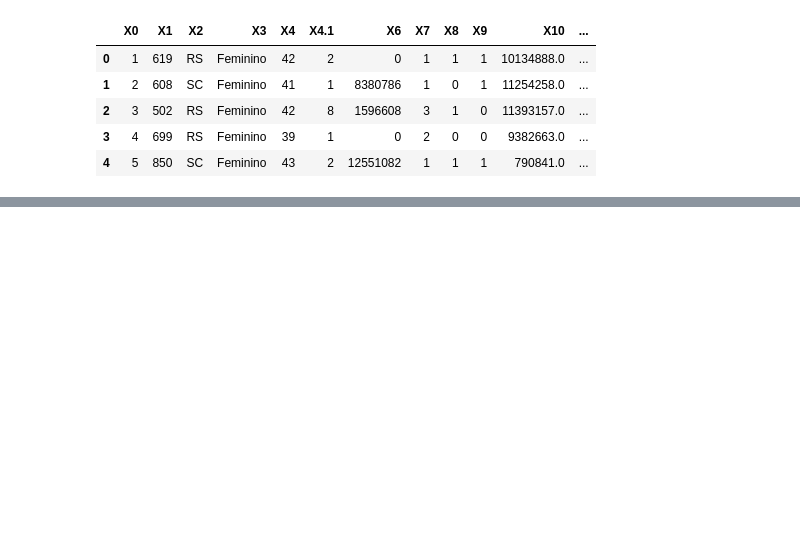
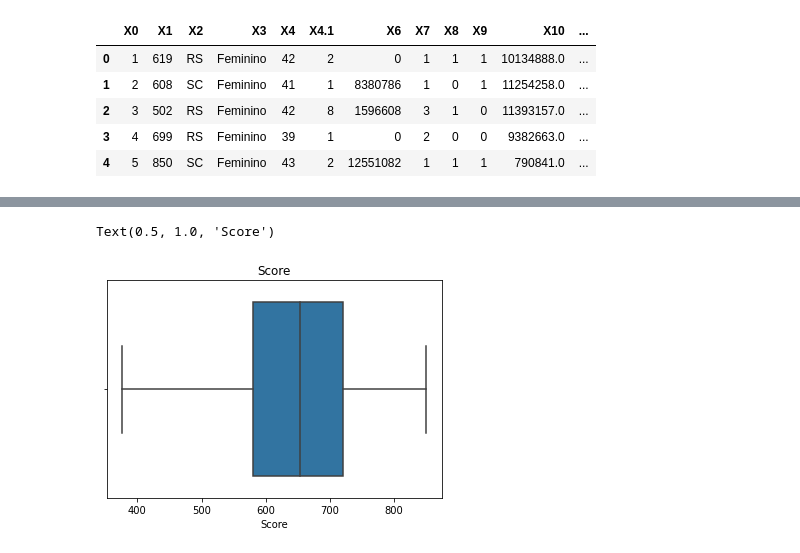
Before and after one commit to marqueserick/ciencia-dados, a Jupyter notebook: 02_limpeza_tratamento_dados/01_limpeza_tratamento.ipynb, the cells around one changed output, grey strips where cells are left out. Cells and saved outputs as stored; diff of their text form; code cells hidden in the pictures; blank space fills up the shorter version.

```diff
--- a/02_limpeza_tratamento_dados/01_limpeza_tratamento.ipynb
+++ b/02_limpeza_tratamento_dados/01_limpeza_tratamento.ipynb
@@ -17,0 +81,5 @@ dataset.head()
+# %%
+sns.boxplot(dataset['Score']).set_title('Score')
+# %% [output]
+Text(0.5, 1.0, 'Score')
+[figure, added]
```
Also changed, not shown: parts of 23 cells of this notebook.
